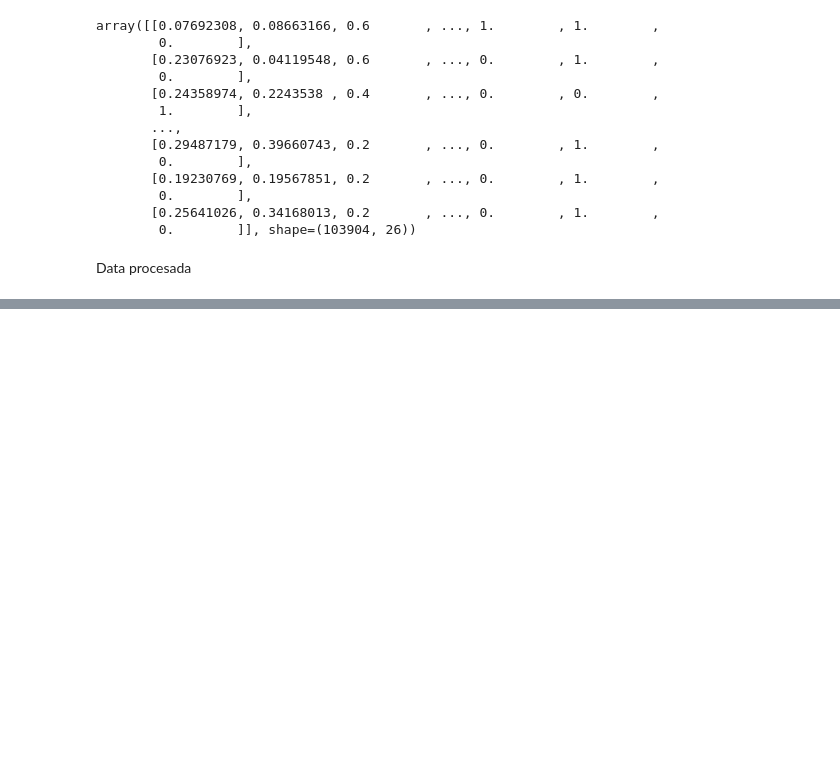
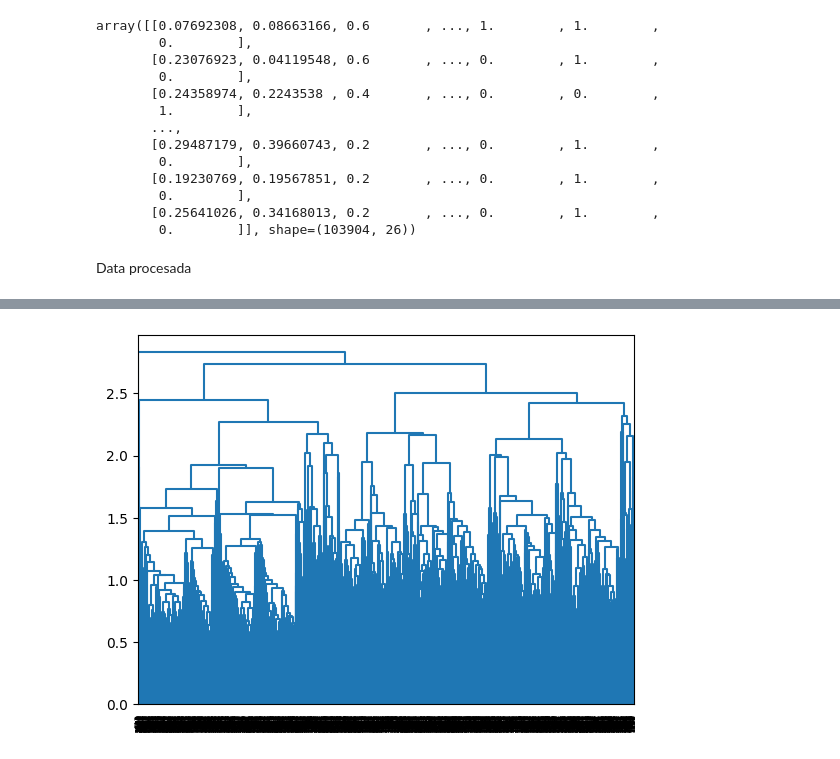
Before and after one commit to DavidBetancurRamirez/ComputacionCientifica, a Jupyter notebook: agrupamiento/airline/airline_loyalty.ipynb, the cells around one changed output, grey strips where cells are left out. Saved outputs shown, nothing was run; the diff lists cells and outputs as text; code cells hidden in the pictures; blank space fills up the shorter version.

```diff
--- a/agrupamiento/airline/airline_loyalty.ipynb
+++ b/agrupamiento/airline/airline_loyalty.ipynb
@@ -285,0 +377,9 @@ data_pro.head()
+# %%
+# Varianza
+h_clust_mean = AgglomerativeClustering(n_clusters=None, metric='euclidean', linkage='average', distance_threshold=0)
+h_clust_mean.fit(data_pro_sample)
+# h_clust_mean.fit(data_pro)
+
+dibujarDendrograma(h_clust_mean, color_threshold=0)
+# %% [output]
+[figure, added]
```
Also changed, not shown: parts of 19 cells of this notebook.
